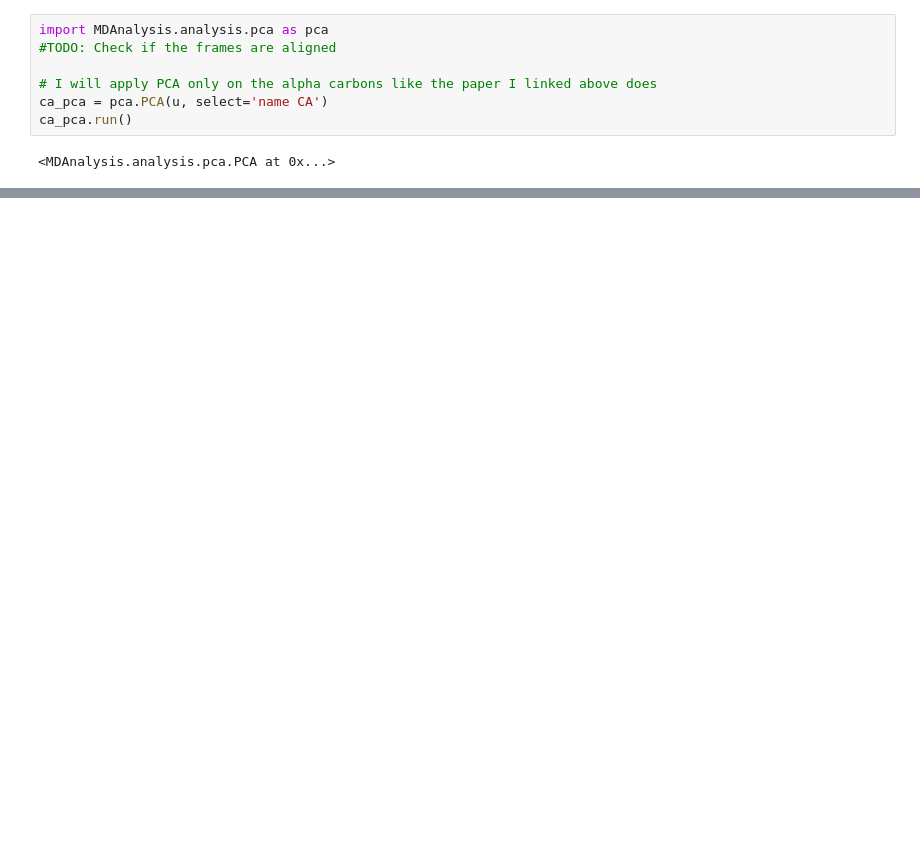
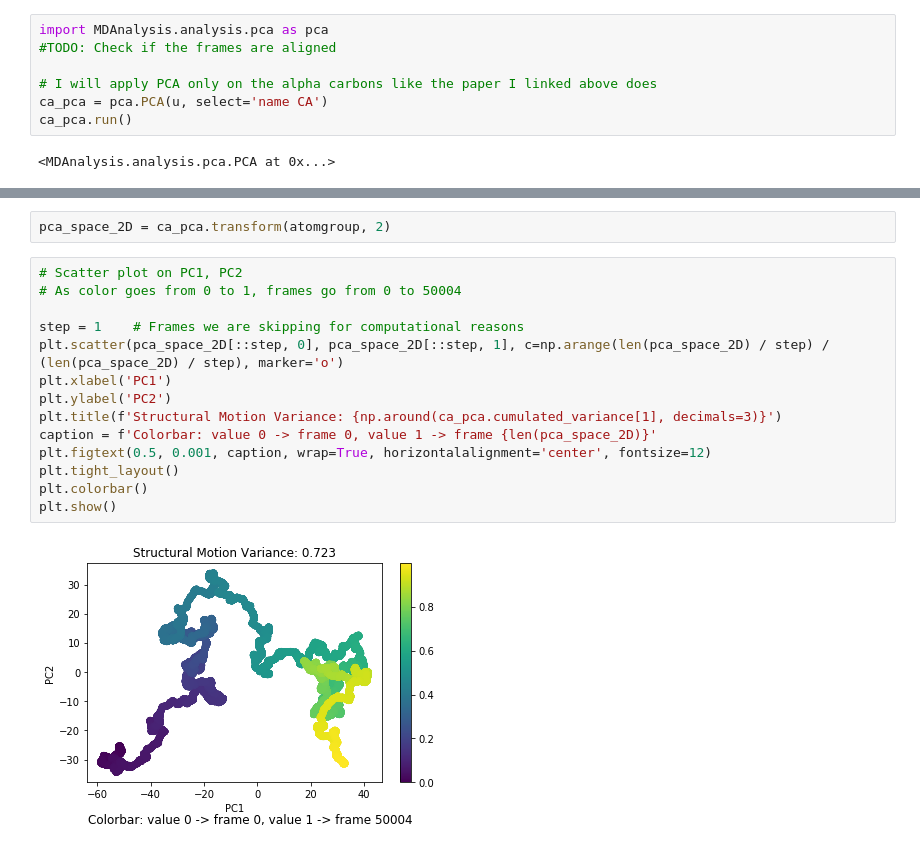
Before and after one commit to MikeXydas/MDSimsEval, a Jupyter notebook: MD_Analysis/nCov_QHD_G75_Analysis.ipynb, the cells around one changed output, grey strips where cells are left out. Saved outputs shown, nothing was run; the diff lists cells and outputs as text; blank space fills up the shorter version.

```diff
--- a/MD_Analysis/nCov_QHD_G75_Analysis.ipynb
+++ b/MD_Analysis/nCov_QHD_G75_Analysis.ipynb
@@ -267,0 +275,18 @@ print(pca_space.shape)
+# %%
+pca_space_2D = ca_pca.transform(atomgroup, 2)
+# %%
+# Scatter plot on PC1, PC2
+# As color goes from 0 to 1, frames go from 0 to 50004
+
+step = 1    # Frames we are skipping for computational reasons
+plt.scatter(pca_space_2D[::step, 0], pca_space_2D[::step, 1], c=np.arange(len(pca_space_2D) / step) / (len(pca_space_2D) / step), marker='o')
+plt.xlabel('PC1')
+plt.ylabel('PC2')
+plt.title(f'Structural Motion Variance: {np.around(ca_pca.cumulated_variance[1], decimals=3)}')
+caption = f'Colorbar: value 0 -> frame 0, value 1 -> frame {len(pca_space_2D)}'
+plt.figtext(0.5, 0.001, caption, wrap=True, horizontalalignment='center', fontsize=12)
+plt.tight_layout()
+plt.colorbar()
+plt.show()
+# %% [output]
+[figure, added]
```
Also changed, not shown: parts of 8 cells of this notebook.
